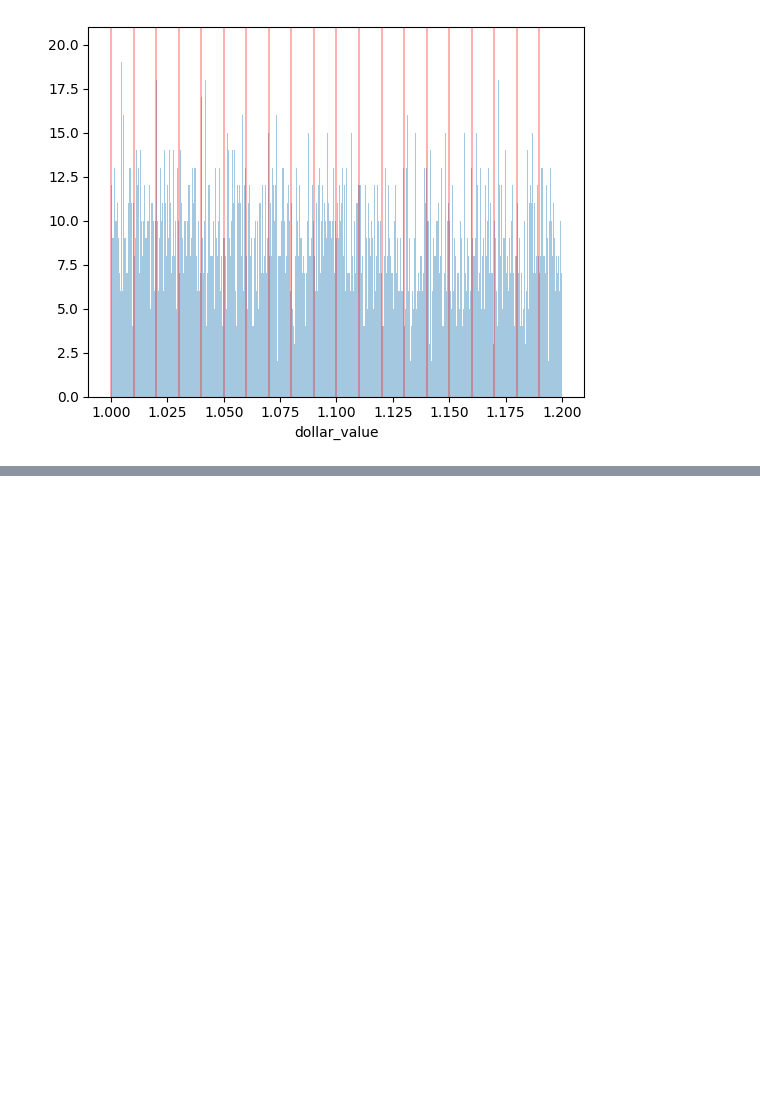
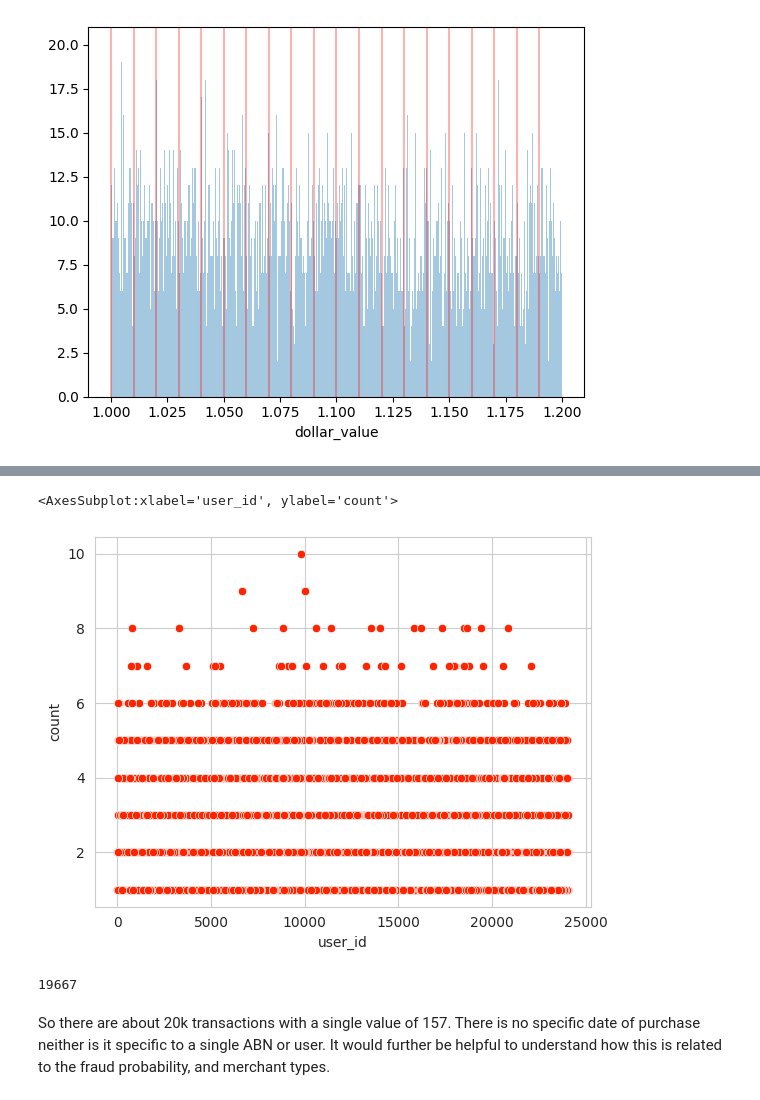
Before and after one commit to godfather-is-me/BNPL-Ranker, a Jupyter notebook: notebooks/initial.ipynb, the cells around one changed output, grey strips where cells are left out. Saved outputs shown, nothing was run; the diff lists cells and outputs as text; code cells hidden in the pictures; blank space fills up the shorter version.

```diff
--- a/notebooks/initial.ipynb
+++ b/notebooks/initial.ipynb
@@ -426,0 +473,11 @@ https://gist.github.com/mwaskom/de44147ed2974457ad6372750bbe5751
+# %%
+sns.scatterplot(x="user_id", y="count", data=user_id_constant_pd)
+# %% [output]
+<AxesSubplot:xlabel='user_id', ylabel='count'>
+[figure, added]
+# %%
+len(user_id_constant_pd)
+# %% [output]
+19667
+# %% [markdown]
+So there are about 20k transactions with a single value of 157. There is no specific date of purchase neither is it specific to a single ABN or user. It would further be helpful to understand how this is related to the fraud probability, and merchant types.
```
Also changed, not shown: parts of 8 cells of this notebook.
